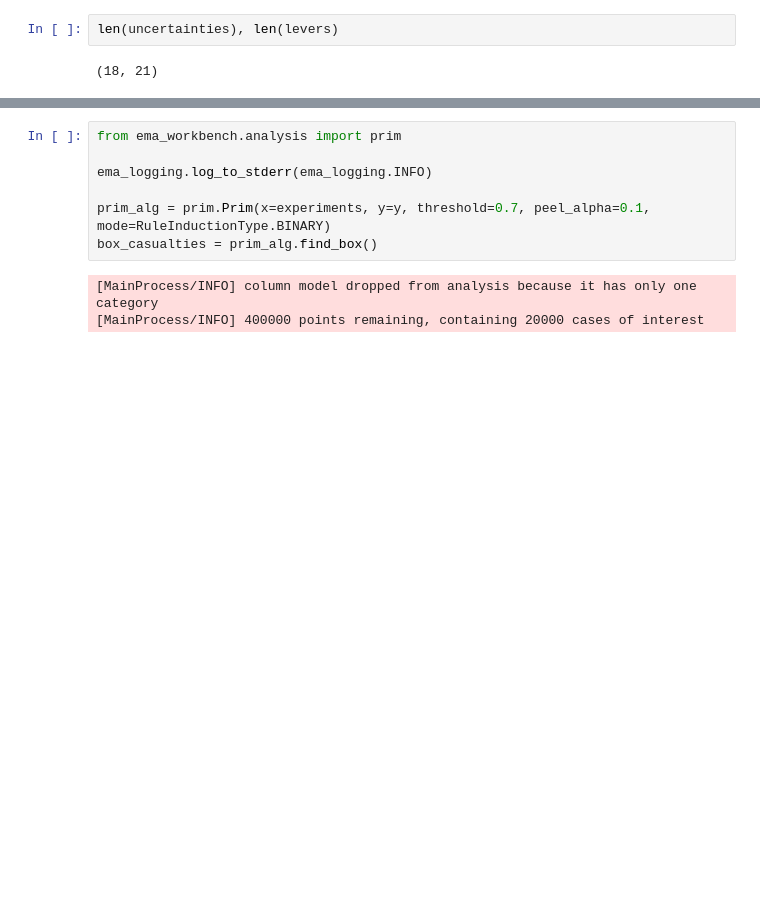
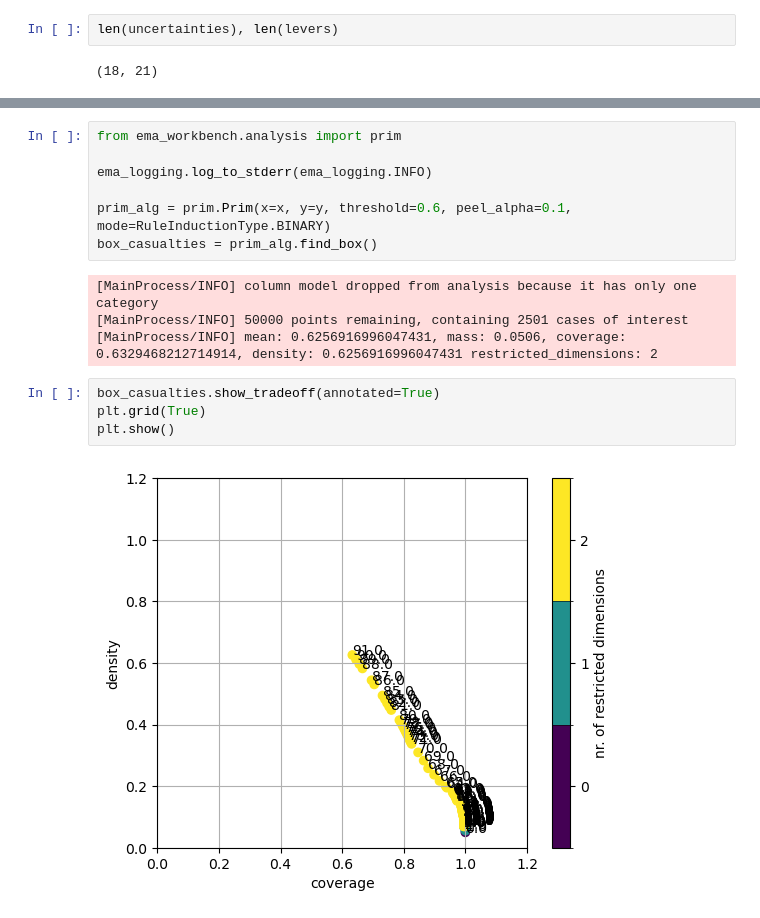
Before and after one commit to movephutthaphaiboon/epa141a-flood-policy-optimization-overijssel, a Jupyter notebook: final assignment/0_rachel_workbench.ipynb, the cells around one changed output, grey strips where cells are left out. Saved outputs shown, nothing was run; the diff lists cells and outputs as text; blank space fills up the shorter version.

```diff
--- a/final assignment/0_rachel_workbench.ipynb
+++ b/final assignment/0_rachel_workbench.ipynb
@@ -126,8 +135,15 @@ from ema_workbench.analysis import prim
 
 ema_logging.log_to_stderr(ema_logging.INFO)
 
-prim_alg = prim.Prim(x=experiments, y=y, threshold=0.7, peel_alpha=0.1, mode=RuleInductionType.BINARY)
+prim_alg = prim.Prim(x=x, y=y, threshold=0.6, peel_alpha=0.1, mode=RuleInductionType.BINARY)
 box_casualties = prim_alg.find_box()
 # %% [output]
 [MainProcess/INFO] column model dropped from analysis because it has only one category
-[MainProcess/INFO] 400000 points remaining, containing 20000 cases of interest
+[MainProcess/INFO] 50000 points remaining, containing 2501 cases of interest
+[MainProcess/INFO] mean: 0.6256916996047431, mass: 0.0506, coverage: 0.6329468212714914, density: 0.6256916996047431 restricted_dimensions: 2
+# %%
+box_casualties.show_tradeoff(annotated=True)
+plt.grid(True)
+plt.show()
+# %% [output]
+[figure, added]
```
Also changed, not shown: parts of 25 cells of this notebook, 7 other files.
